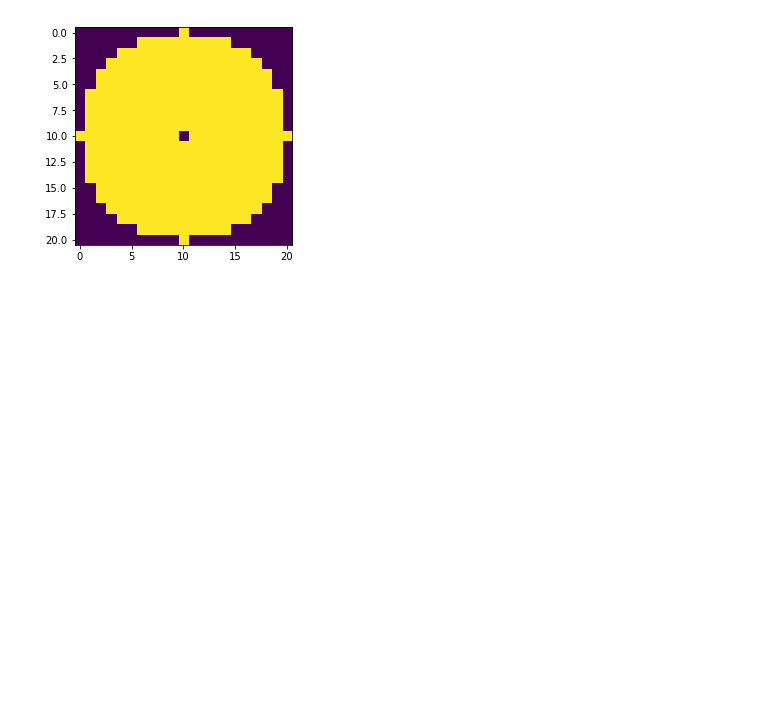
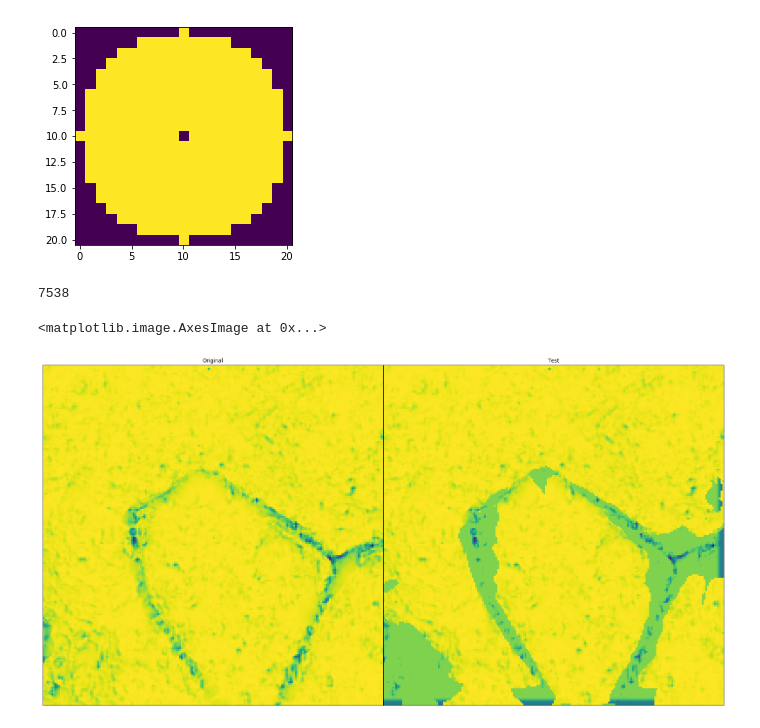
Before and after one commit to jonatan-flyckt/bachelors-thesis-playground, a Jupyter notebook: mask.ipynb, the cells around one changed output. Drawn from its saved outputs; the diff is of its cells as text; code cells hidden in the pictures; blank space fills up the shorter version.

Commit message:
WIP on filter, decent values.

```diff
--- a/mask.ipynb
+++ b/mask.ipynb
@@ -92,16 +92,40 @@ def conicMean(arr, masks, threshold):
                 if meanBottom < threshold:
                     amountOfThresholds += 1
                     if meanTop < meanBottom:
-                        newArr[i][j] = meanTop / 1.02
+                        newValue = meanTop
                     else:
-                        newArr[i][j] = meanBottom / 1.02
+                        newValue = meanBottom
+                    if newValue < 0.75:
+                        newValue = 0.85
+                    elif newValue < 0.80:
+                        newValue = 0.88
+                    elif newValue < 0.85:
+                        newValue = 0.91
+                    elif newValue < 0.90:
+                        newValue = 0.93
+                    else:
+                        newValue = 0.95
+                    newArr[i][j] = newValue
             if meanRight < threshold:
                 if meanLeft < threshold:
                     amountOfThresholds += 1
                     if meanRight < meanLeft:
-                        newArr[i][j] = meanRight / 1.02
+                        newValue = meanRight
                     else:
-                        newArr[i][j] = meanLeft / 1.02
+                        newValue = meanLeft
+                    if newValue < 0.75:
+                        newValue = 0.85
+                    elif newValue < 0.80:
+                        newValue = 0.88
+                    elif newValue < 0.85:
+                        newValue = 0.91
+                    elif newValue < 0.90:
+                        newValue = 0.93
+                    else:
+                        newValue = 0.95
+                    newArr[i][j] = newValue
+            if newArr[i][j] > arr[i][j]:
+                newArr[i][j] = arr[i][j]
     print(amountOfThresholds)
     return newArr
 
@@ -136,32 +160,44 @@ def meanFromMask(arr, index, mask):
 #plt.subplots_adjust(wspace=0,hspace=0)
 
 
 #ax[0].imshow(create_conic_mask(20, 0))
 #ax[1].imshow(create_conic_mask(20, 1))
 #ax[2].imshow(create_conic_mask(20, 2))
 #ax[3].imshow(create_conic_mask(20, 3))
 
 masks = []
 for i in range(0, 4):
     #ax[i].imshow(create_conic_mask(10, i))
-    masks.append(create_conic_mask(15, i))
+    masks.append(create_conic_mask(20, i))
 
 #print(len(masks))
 #for mask in masks:
 #    print(mask)
 
-newConicArr = conicMean(arr, masks, 0.92)
+newConicArr = conicMean(arr, masks, 0.985)
+#count = 0
+#for row in arr:
+#    for pixel in row:
+#        if pixel < 0.95:
+#            count +=1
+#            print(pixel)
+#print("count:")
+#print(count)
 
 plt.figure(num=None, figsize=(28,16), facecolor='w', edgecolor='k')
 ax = [plt.subplot(1,2,i+1) for i in range(2)]
 for a in ax:
     a.set_xticklabels([])
     a.set_yticklabels([])
     a.tick_params(bottom=False, left=False)
 plt.subplots_adjust(wspace=0,hspace=0)
 
 ax[0].title.set_text("Original")
 ax[0].imshow(arr)
 
 ax[1].title.set_text("Test")
 ax[1].imshow(newConicArr)
+# %% [output]
+7538
+<matplotlib.image.AxesImage at 0x...>
+[figure, added]
```
